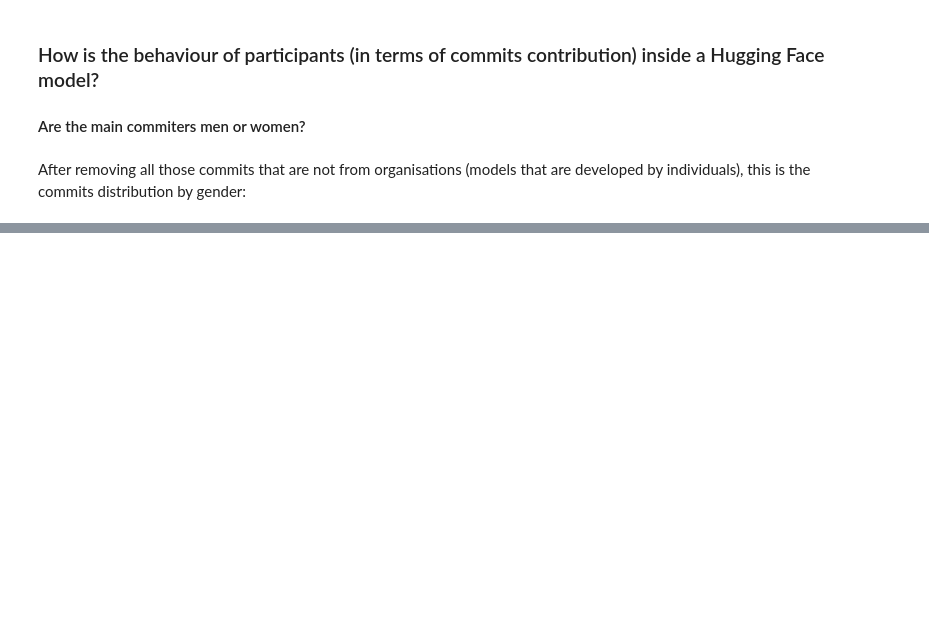
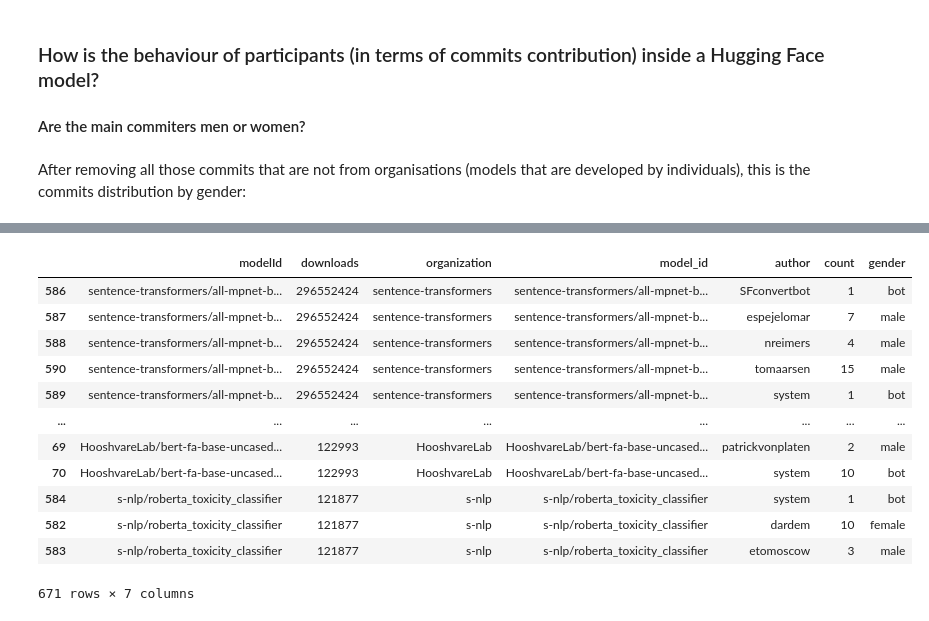
Before and after one commit to mariatubella/i2rced, a Jupyter notebook: codes/plots-answers.ipynb, the cells around one changed output, grey strips where cells are left out. Saved outputs shown, nothing was run; the diff lists cells and outputs as text; code cells hidden in the pictures; blank space fills up the shorter version.

```diff
--- a/codes/plots-answers.ipynb
+++ b/codes/plots-answers.ipynb
@@ -247,3 +340,23 @@ chart = alt.Chart(gender_distribution).mark_arc(innerRadius=100).encode(
 chart.show()
 # %% [output]
 [interactive output not drawn]
+# %%
+df2 = pd.merge(models, data, on='organization', how='right')
+df2 = df2.sort_values(by='downloads', ascending=False)
+df2.to_csv("test2.csv", index=False)
+# %%
+df2
+# %% [output]
+|  | modelId | downloads | organization | model_id | author | count | gender |
+| 586 | sentence-transformers/all-mpnet-b... | 296552424 | sentence-transformers | sentence-transformers/all-mpnet-b... | SFconvertbot | 1 | bot |
+| 587 | sentence-transformers/all-mpnet-b... | 296552424 | sentence-transformers | sentence-transformers/all-mpnet-b... | espejelomar | 7 | male |
+| 588 | sentence-transformers/all-mpnet-b... | 296552424 | sentence-transformers | sentence-transformers/all-mpnet-b... | nreimers | 4 | male |
+| 590 | sentence-transformers/all-mpnet-b... | 296552424 | sentence-transformers | sentence-transformers/all-mpnet-b... | tomaarsen | 15 | male |
+| 589 | sentence-transformers/all-mpnet-b... | 296552424 | sentence-transformers | sentence-transformers/all-mpnet-b... | system | 1 | bot |
+| ... | ... | ... | ... | ... | ... | ... | ... |
+| 69 | HooshvareLab/bert-fa-base-uncased... | 122993 | HooshvareLab | HooshvareLab/bert-fa-base-uncased... | patrickvonplaten | 2 | male |
+| 70 | HooshvareLab/bert-fa-base-uncased... | 122993 | HooshvareLab | HooshvareLab/bert-fa-base-uncased... | system | 10 | bot |
+| 584 | s-nlp/roberta_toxicity_classifier | 121877 | s-nlp | s-nlp/roberta_toxicity_classifier | system | 1 | bot |
+| 582 | s-nlp/roberta_toxicity_classifier | 121877 | s-nlp | s-nlp/roberta_toxicity_classifier | dardem | 10 | female |
+| 583 | s-nlp/roberta_toxicity_classifier | 121877 | s-nlp | s-nlp/roberta_toxicity_classifier | etomoscow | 3 | male |
+671 rows × 7 columns
```
Also changed, not shown: parts of 10 cells of this notebook, 10 other files.
